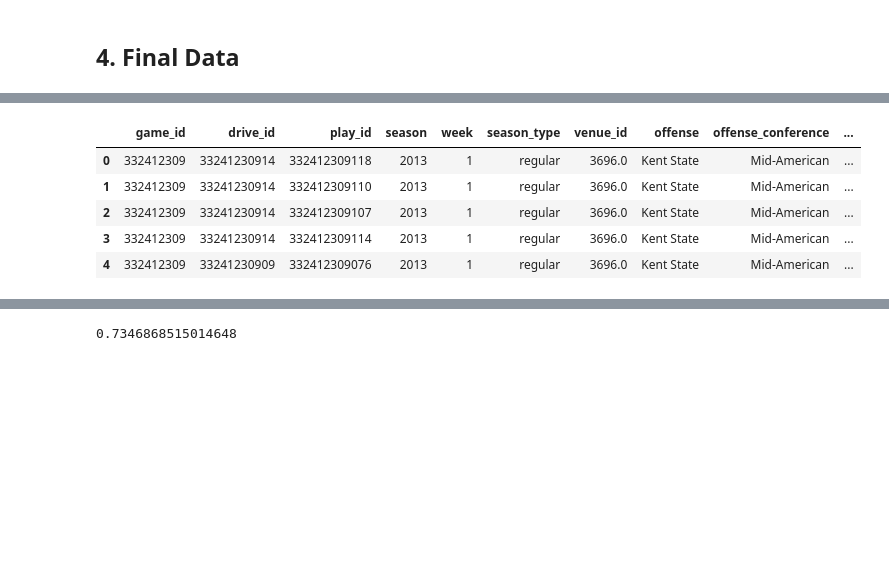
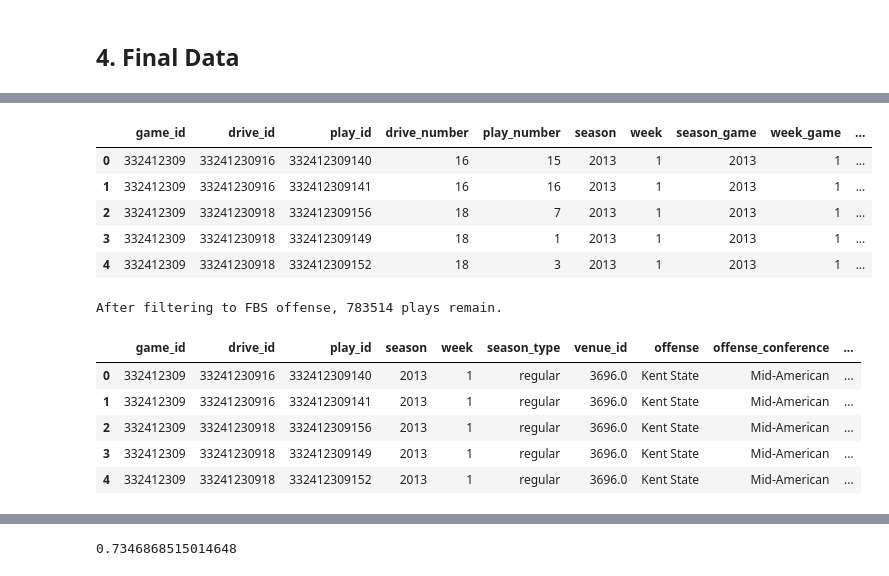
Before and after one commit to lneuendorf/4th-down-models, a Jupyter notebook: notebooks/02_win_probability.ipynb, the cells around one changed output, grey strips where cells are left out. Cells and saved outputs as stored; diff of their text form; code cells hidden in the pictures; blank space fills up the shorter version.

```diff
--- a/notebooks/02_win_probability.ipynb
+++ b/notebooks/02_win_probability.ipynb
@@ -607,3 +605,12 @@ df.shape
+# %%
+df.head()
+# %% [output]
+|  | game_id | drive_id | play_id | drive_number | play_number | season | week | season_game | week_game | ... |
+| 0 | 332412309 | 33241230916 | 332412309140 | 16 | 15 | 2013 | 1 | 2013 | 1 | ... |
+| 1 | 332412309 | 33241230916 | 332412309141 | 16 | 16 | 2013 | 1 | 2013 | 1 | ... |
+| 2 | 332412309 | 33241230918 | 332412309156 | 18 | 7 | 2013 | 1 | 2013 | 1 | ... |
+| 3 | 332412309 | 33241230918 | 332412309149 | 18 | 1 | 2013 | 1 | 2013 | 1 | ... |
+| 4 | 332412309 | 33241230918 | 332412309152 | 18 | 3 | 2013 | 1 | 2013 | 1 | ... |
 # %%
 cols = ['game_id', 'drive_id', 'play_id', 'season', 'week', 'season_type', 'venue_id',
         'offense', 'offense_conference', 'offense_division',
@@ -611,22 +618,26 @@ cols = ['game_id', 'drive_id', 'play_id', 'season', 'week', 'season_type', 'venu
         'score_diff', 'pregame_elo_diff', 'pregame_offense_elo', 'pregame_defense_elo', 'pct_game_played',
         'seconds_left_in_half',
         'offense_timeouts', 'defense_timeouts', 'is_home_team', 'yards_to_goal', 'down', 'distance',
+        'seconds_after_kneelout',
         'can_kneel_out', 'can_kneel_out_30', 'can_kneel_out_60', 'can_kneel_out_90',
         'pregame_spread', 'adjusted_score_diff', 'diff_time_ratio',
         'spread_time_ratio', 'log_pct_game_played',
         'score_diff_final']
 
-data = df[cols].query('offense_division == "fbs" or defense_division == "fbs"').reset_index(drop=True)
+# Only FBS offense
+data = df[cols].query('offense_division == "fbs"').reset_index(drop=True)
+print(f'After filtering to FBS offense, {data.shape[0]} plays remain.')
 data['downxdistance'] = data['down'] * data['distance']
 data['won'] = np.where(data['score_diff_final'] > 0, 1, 0)
 data.head()
 # %% [output]
+After filtering to FBS offense, 783514 plays remain.
 |  | game_id | drive_id | play_id | season | week | season_type | venue_id | offense | offense_conference | ... |
-| 0 | 332412309 | 33241230914 | 332412309118 | 2013 | 1 | regular | 3696.0 | Kent State | Mid-American | ... |
-| 1 | 332412309 | 33241230914 | 332412309110 | 2013 | 1 | regular | 3696.0 | Kent State | Mid-American | ... |
-| 2 | 332412309 | 33241230914 | 332412309107 | 2013 | 1 | regular | 3696.0 | Kent State | Mid-American | ... |
-| 3 | 332412309 | 33241230914 | 332412309114 | 2013 | 1 | regular | 3696.0 | Kent State | Mid-American | ... |
-| 4 | 332412309 | 33241230909 | 332412309076 | 2013 | 1 | regular | 3696.0 | Kent State | Mid-American | ... |
+| 0 | 332412309 | 33241230916 | 332412309140 | 2013 | 1 | regular | 3696.0 | Kent State | Mid-American | ... |
+| 1 | 332412309 | 33241230916 | 332412309141 | 2013 | 1 | regular | 3696.0 | Kent State | Mid-American | ... |
+| 2 | 332412309 | 33241230918 | 332412309156 | 2013 | 1 | regular | 3696.0 | Kent State | Mid-American | ... |
+| 3 | 332412309 | 33241230918 | 332412309149 | 2013 | 1 | regular | 3696.0 | Kent State | Mid-American | ... |
+| 4 | 332412309 | 33241230918 | 332412309152 | 2013 | 1 | regular | 3696.0 | Kent State | Mid-American | ... |
 # %%
 features = [
     'score_diff',
```
Also changed, not shown: parts of 20 cells of this notebook, 5 other files.
